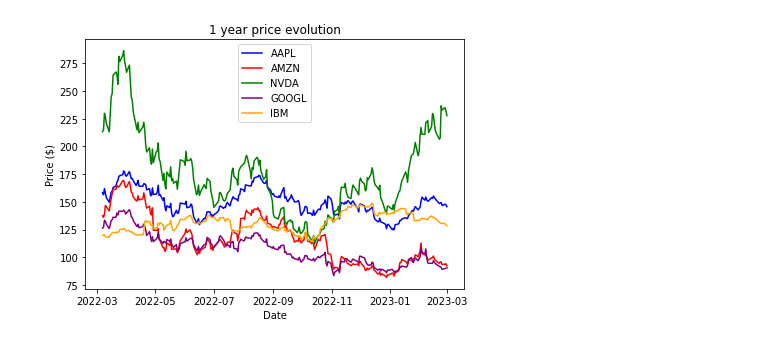
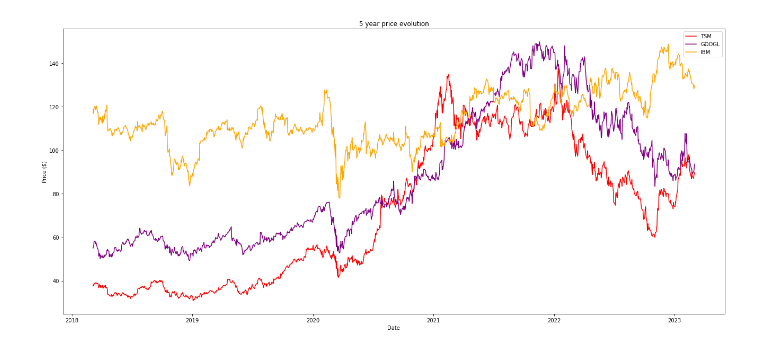
Before and after one commit to Sebas9626/daggendask, a Jupyter notebook: Portfolio.ipynb, the cells around one changed output. Saved outputs shown, nothing was run; the diff lists cells and outputs as text; code cells hidden in the pictures.

```diff
--- a/Portfolio.ipynb
+++ b/Portfolio.ipynb
@@ -21,7 +21,10 @@ import yfinance as yf
 import fmpsdk
 !pip install pyfolio
 import pyfolio as pf
+!pip install pystan==2.19.1.1
+!pip install fbprophet
+from fbprophet import Prophet
 
 today = datetime.now()
-year_ago = today - timedelta(360)
-companies = ['AMZN', 'AAPL', 'MSFT', 'GOOGL', 'GOOG', 'META', 'TSLA', 'NVDA', 'ADBE', 'IBM']
+year_ago = today - timedelta(1825)
+companies = ['AMZN', 'AAPL', 'MSFT', 'GOOGL', 'META', 'TSLA', 'NVDA', 'ADBE', 'CRM', 'IBM', 'ORCL', 'INTC', 'TSM', 'ACN', 'UBER']
@@ -71,38 +43,42 @@ for company in companies:
 
   df = yf.download(company,
               start= year_ago,
               end= today,
               progress=False)
 
-  df = df.loc[:, ['Adj Close']]
+  df = df.loc[:, ['Adj Close', 'Volume']]
   df.rename(columns={'Adj Close':'adj_close'}, inplace=True)
   df['SR_nr'] = df['adj_close'].pct_change()
   df['SR'] = round(df.adj_close.pct_change(), 2)
+  df['MVC'] = round(df.Volume.pct_change(), 3)
 
   company_dfs[company] = df
 
 AAPL = company_dfs['AAPL']
 AMZN = company_dfs['AMZN']
 MSFT = company_dfs['MSFT']
 GOOGL = company_dfs['GOOGL']
-GOOG = company_dfs['GOOG']
 META = company_dfs['META']
 TSLA = company_dfs['TSLA']
 NVDA = company_dfs['NVDA']
 ADBE = company_dfs['ADBE']
+CRM = company_dfs['CRM']
 IBM = company_dfs['IBM']
+ORCL = company_dfs['ORCL']
+INTC = company_dfs['INTC']
+TSM = company_dfs['TSM']
+ACN = company_dfs['ACN']
+UBER = company_dfs['UBER']
 
-plt.plot(AAPL.index, AAPL['adj_close'], color='blue', label='AAPL')
-plt.plot(AMZN.index, AMZN['adj_close'], color='red', label='AMZN')
-plt.plot(NVDA.index, NVDA['adj_close'], color='green', label='NVDA')
+plt.plot(TSM.index, TSM['adj_close'], color='red', label='TSM')
 plt.plot(GOOGL.index, GOOGL['adj_close'], color='purple', label='GOOGL')
 plt.plot(IBM.index, IBM['adj_close'], color='orange', label='IBM')
 plt.legend()
 plt.tight_layout()
-plt.title('1 year price evolution')
+plt.title('5 year price evolution')
 plt.xlabel('Date')
 plt.ylabel('Price ($)')
-plt.rcParams["figure.figsize"] = (15,5) # Ancho: 20 pulgadas, altura: 5 pulgadas
+plt.rcParams["figure.figsize"] = (18,8)
 plt.show()
 # %% [output]
-[figure, old version]
+[figure, new version]
```
Also changed, not shown: parts of 41 cells of this notebook.
